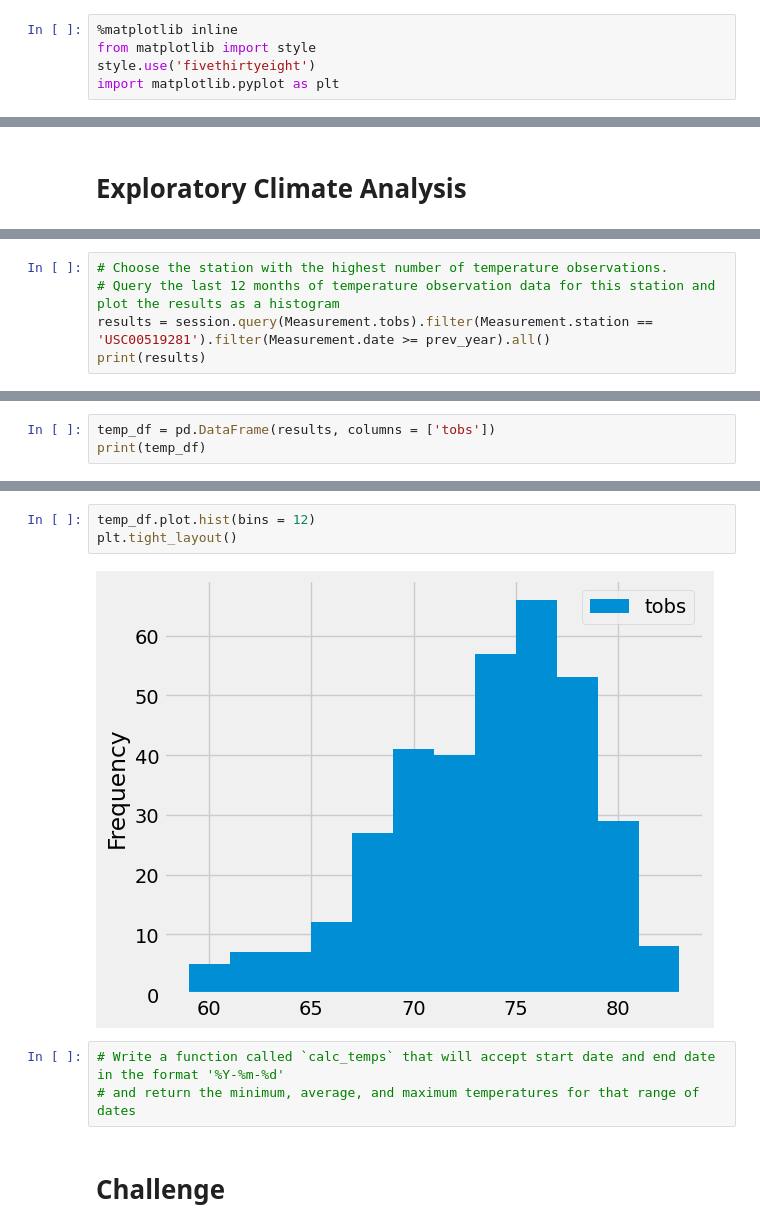
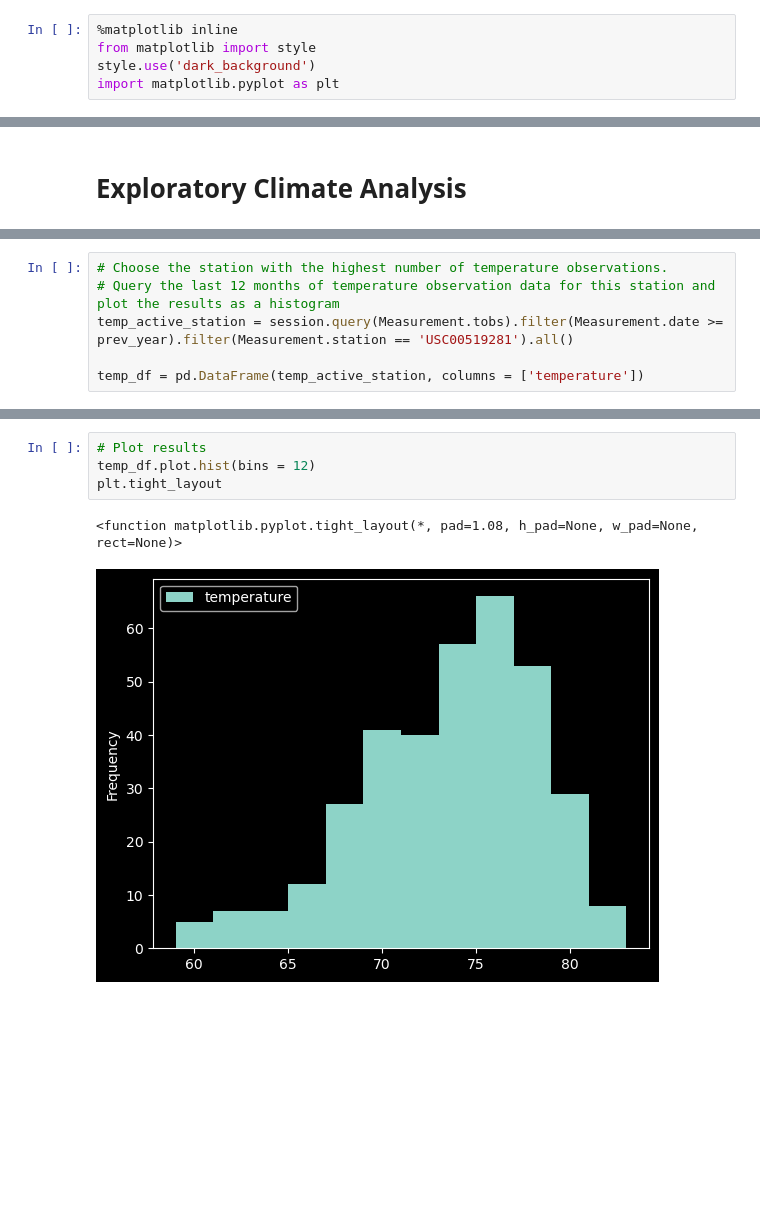
Before and after one commit to tashg23/surfs_up, a Jupyter notebook: climate_analysis.ipynb, the cells around one changed output, grey strips where cells are left out. Cells and saved outputs as stored; diff of their text form; blank space fills up the shorter version.

```diff
--- a/climate_analysis.ipynb
+++ b/climate_analysis.ipynb
@@ -1,7 +1,7 @@
 # %%
 %matplotlib inline
 from matplotlib import style
-style.use('fivethirtyeight')
+style.use('dark_background')
 import matplotlib.pyplot as plt
 # %%
 import numpy as np
@@ -121,5 +151,6 @@ session.query(func.min(Measurement.tobs), func.max(Measurement.tobs), func.avg(M
 # %%
 # Choose the station with the highest number of temperature observations.
 # Query the last 12 months of temperature observation data for this station and plot the results as a histogram
-results = session.query(Measurement.tobs).filter(Measurement.station == 'USC00519281').filter(Measurement.date >= prev_year).all()
-print(results)
+temp_active_station = session.query(Measurement.tobs).filter(Measurement.date >= prev_year).filter(Measurement.station == 'USC00519281').all()
+
+temp_df = pd.DataFrame(temp_active_station, columns = ['temperature'])
@@ -128,3 +156,0 @@ print(results)
-# %%
-temp_df = pd.DataFrame(results, columns = ['tobs'])
-print(temp_df)
@@ -146,10 +157,7 @@ print(temp_df)
 # %%
+# Plot results
 temp_df.plot.hist(bins = 12)
-plt.tight_layout()
+plt.tight_layout
 # %% [output]
+<function matplotlib.pyplot.tight_layout(*, pad=1.08, h_pad=None, w_pad=None, rect=None)>
-[figure, old version]
+[figure, new version]
-# %%
-# Write a function called `calc_temps` that will accept start date and end date in the format '%Y-%m-%d'
-# and return the minimum, average, and maximum temperatures for that range of dates
-# %% [markdown]
-# Challenge
```
Also changed, not shown: parts of 15 cells of this notebook.
